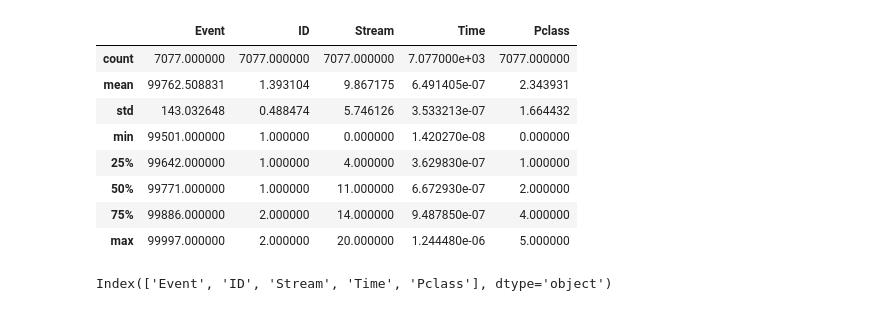
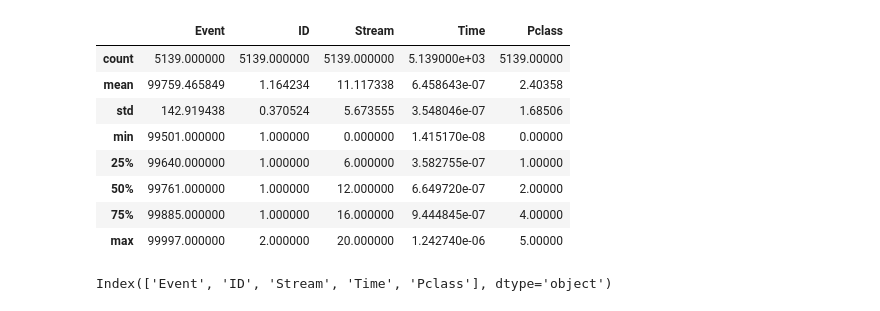
Before and after one commit to Fabiocufino/CMS-SpikingNeuralNetwork, a Jupyter notebook: Code/KNN.ipynb, the cells around one changed output. Cells and saved outputs as stored; diff of their text form; code cells hidden in the pictures.

```diff
--- a/Code/KNN.ipynb
+++ b/Code/KNN.ipynb
@@ -6,19 +6,20 @@ import matplotlib.pyplot as plt
 import seaborn as sns
 import scipy.stats as stats
 # %%
-data_pd = pd.read_csv('/Users/Fabio/Desktop/CMS-SpikingNeuralNetwork/Code/MODE/CSV/NL0=6_NL1=6_NCl=6_CF01=1.00_CFI0=1.00_CFI1=1.00_alfa=0.25_output.csv') #NEW WORKs
+file = '/Users/Fabio/Desktop/CMS-SpikingNeuralNetwork/Code/MODE/CSV/NL0=6_NL1=6_NCl=6_CF01=1.00_CFI0=1.00_CFI1=1.00_alfa=2.20_output.csv'
+data_pd = pd.read_csv(file) #NEW WORKs
 # data_pd = pd.read_csv("NL0=20_NL1=20_NCl=6_CF01=1.00_CFI0=1.00_CFI1=1.00_alfa=0.90_output.csv") #OLD WORKS
 data_pd.describe()
 # %% [output]
 |  | Event | ID | Stream | Time | Pclass |
-| count | 7077.000000 | 7077.000000 | 7077.000000 | 7.077000e+03 | 7077.000000 |
-| mean | 99762.508831 | 1.393104 | 9.867175 | 6.491405e-07 | 2.343931 |
-| std | 143.032648 | 0.488474 | 5.746126 | 3.533213e-07 | 1.664432 |
-| min | 99501.000000 | 1.000000 | 0.000000 | 1.420270e-08 | 0.000000 |
-| 25% | 99642.000000 | 1.000000 | 4.000000 | 3.629830e-07 | 1.000000 |
-| 50% | 99771.000000 | 1.000000 | 11.000000 | 6.672930e-07 | 2.000000 |
-| 75% | 99886.000000 | 2.000000 | 14.000000 | 9.487850e-07 | 4.000000 |
-| max | 99997.000000 | 2.000000 | 20.000000 | 1.244480e-06 | 5.000000 |
+| count | 5139.000000 | 5139.000000 | 5139.000000 | 5.139000e+03 | 5139.00000 |
+| mean | 99759.465849 | 1.164234 | 11.117338 | 6.458643e-07 | 2.40358 |
+| std | 142.919438 | 0.370524 | 5.673555 | 3.548046e-07 | 1.68506 |
+| min | 99501.000000 | 1.000000 | 0.000000 | 1.415170e-08 | 0.00000 |
+| 25% | 99640.000000 | 1.000000 | 6.000000 | 3.582755e-07 | 1.00000 |
+| 50% | 99761.000000 | 1.000000 | 12.000000 | 6.649720e-07 | 2.00000 |
+| 75% | 99885.000000 | 1.000000 | 16.000000 | 9.444845e-07 | 4.00000 |
+| max | 99997.000000 | 2.000000 | 20.000000 | 1.242740e-06 | 5.00000 |
 # %%
 print(data_pd.keys())
 # %% [output]
```
Also changed, not shown: parts of 10 cells of this notebook, 32 other files.
